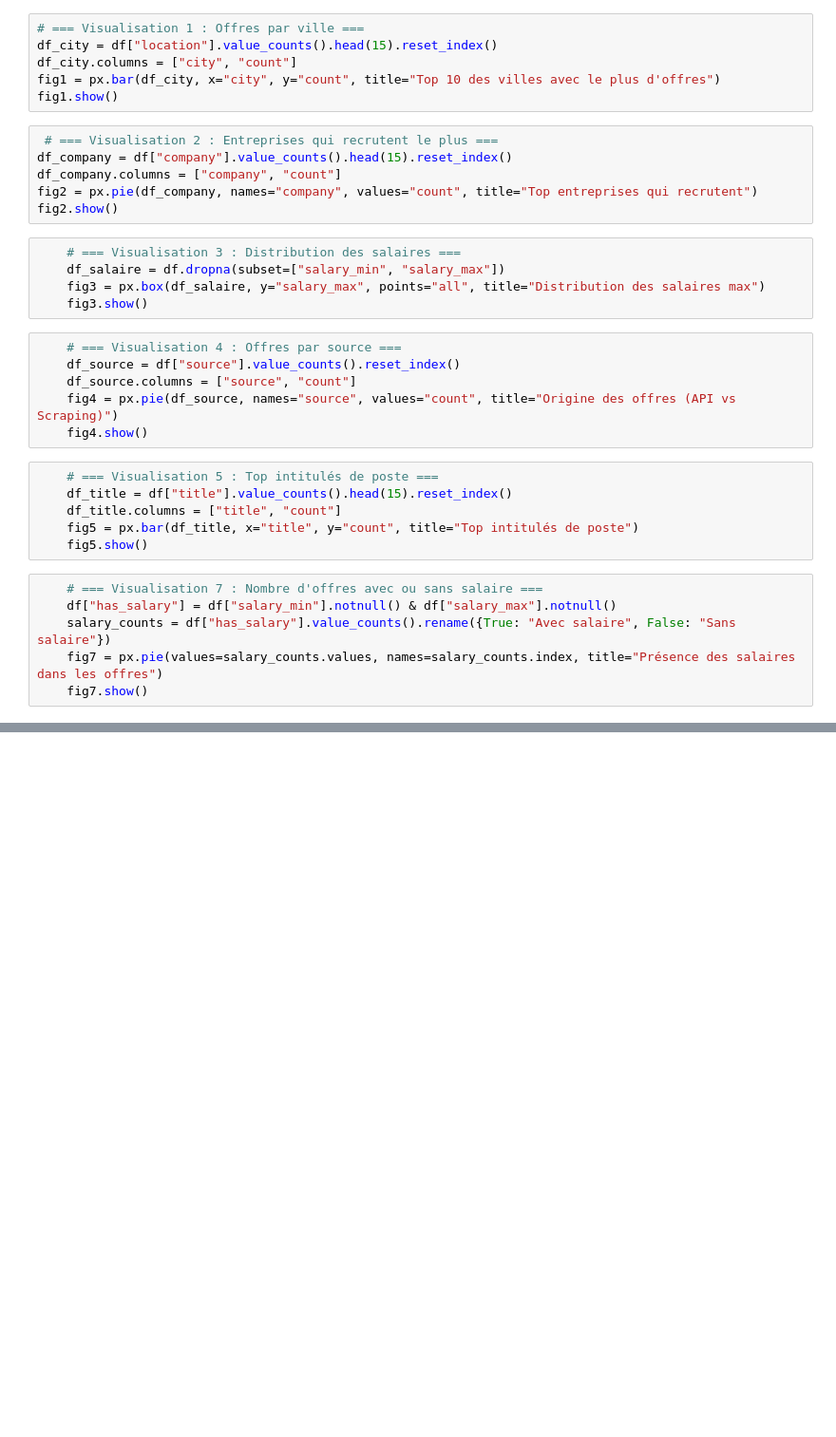
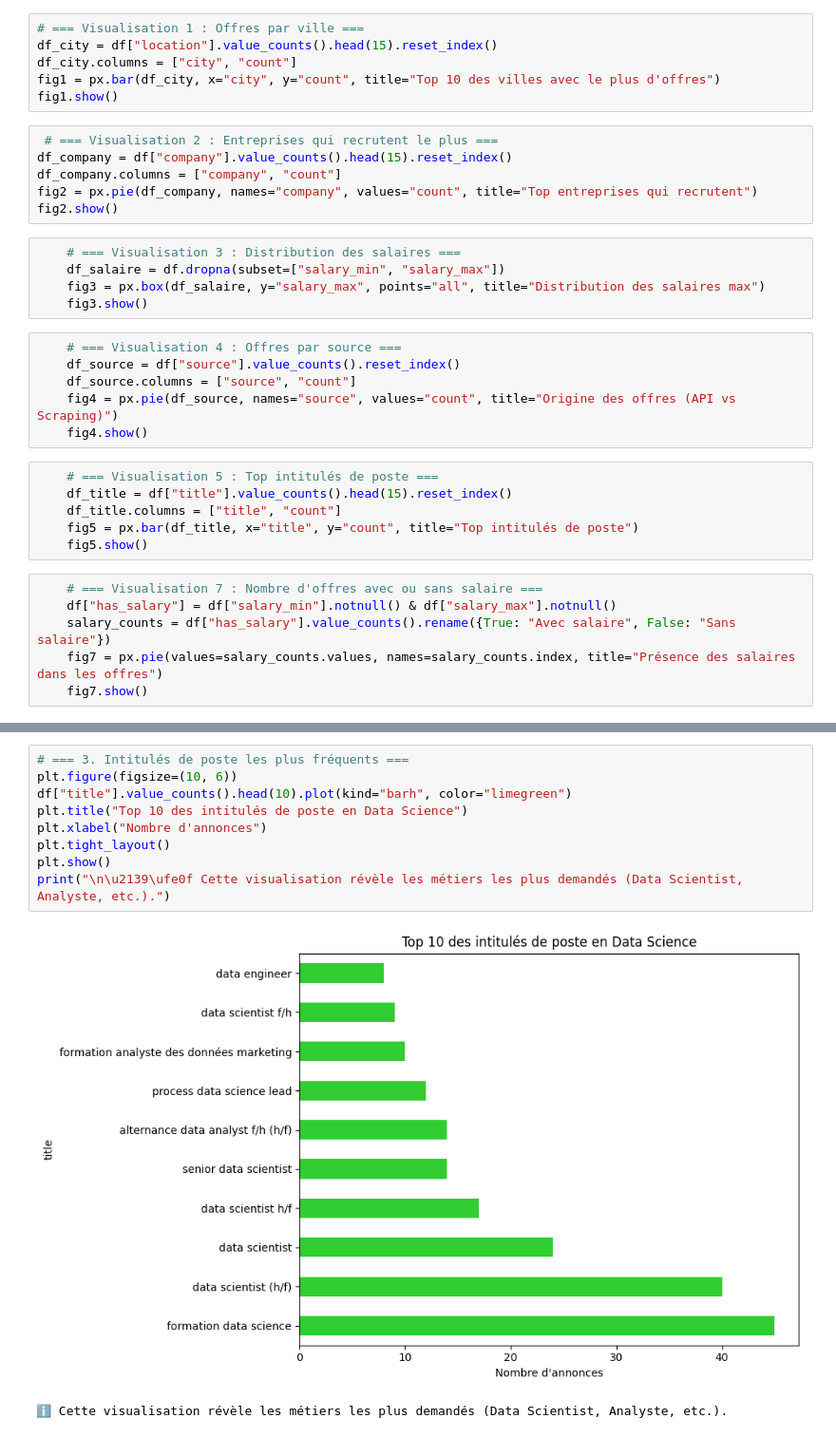
Before and after one commit to space9cowboy/Projet_2_AIA01, a Jupyter notebook: 3_Analyse_Exploration/notebooks/visualization_jobs_rds.ipynb, the cells around one changed output, grey strips where cells are left out. Shown: that part at 95% size. Cells and saved outputs as stored; diff of their text form; blank space fills up the shorter version.

```diff
--- a/3_Analyse_Exploration/notebooks/visualization_jobs_rds.ipynb
+++ b/3_Analyse_Exploration/notebooks/visualization_jobs_rds.ipynb
@@ -143,0 +250,12 @@ if "category" in df.columns:
+# %%
+# === 3. Intitulés de poste les plus fréquents ===
+plt.figure(figsize=(10, 6))
+df["title"].value_counts().head(10).plot(kind="barh", color="limegreen")
+plt.title("Top 10 des intitulés de poste en Data Science")
+plt.xlabel("Nombre d'annonces")
+plt.tight_layout()
+plt.show()
+print("\n\u2139\ufe0f Cette visualisation révèle les métiers les plus demandés (Data Scientist, Analyste, etc.).")
+# %% [output]
+[figure, added]
+ℹ️ Cette visualisation révèle les métiers les plus demandés (Data Scientist, Analyste, etc.).
```
Also changed, not shown: parts of 14 cells of this notebook.
